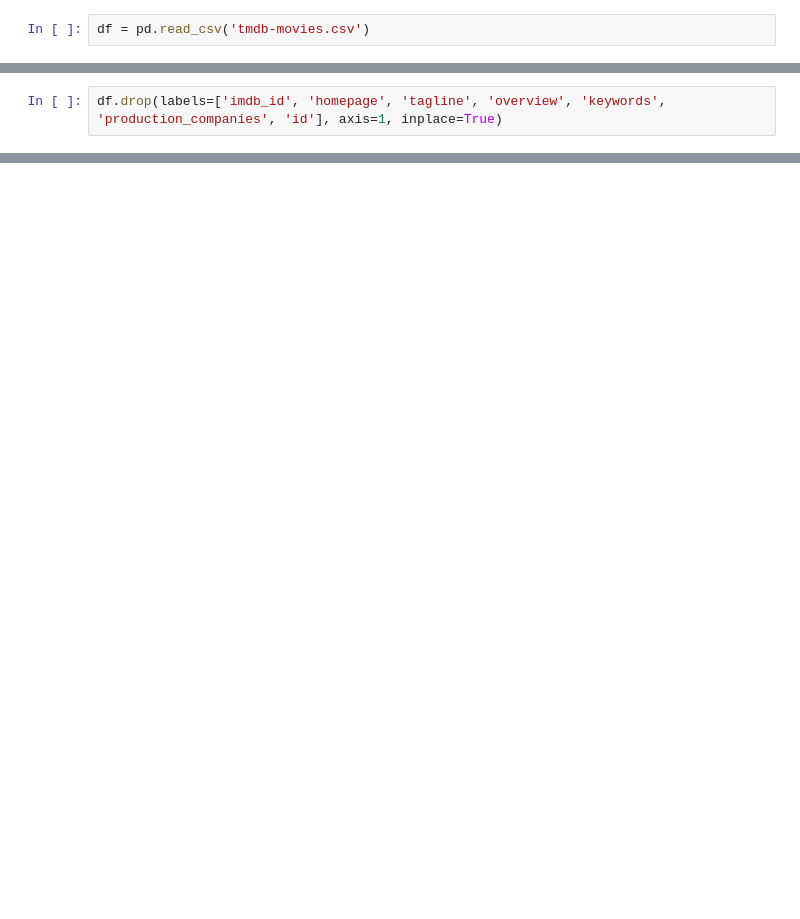
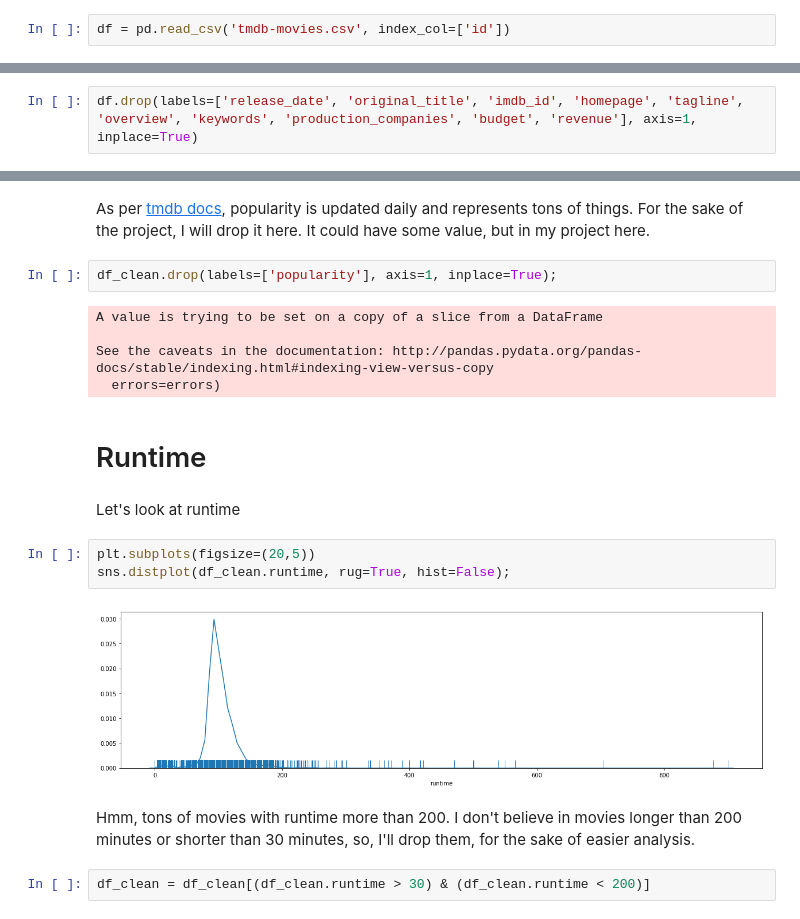
Before and after one commit to cenrak/udacity-dand, a Jupyter notebook: project2/project2.ipynb, the cells around one changed output, grey strips where cells are left out. Drawn from its saved outputs; the diff is of its cells as text; blank space fills up the shorter version.

Commit message:
project2 initial

```diff
--- a/project2/project2.ipynb
+++ b/project2/project2.ipynb
@@ -4,2 +10,2 @@ import pandas as pd
 # %%
-df = pd.read_csv('tmdb-movies.csv')
+df = pd.read_csv('tmdb-movies.csv', index_col=['id'])
@@ -60,2 +63,0 @@ Some of these columns are not needed, no need to waste any resource processing t
-# %%
-df.drop(labels=['imdb_id', 'homepage', 'tagline', 'overview', 'keywords', 'production_companies', 'id'], axis=1, inplace=True)
@@ -140,0 +78,2 @@ False
+# %%
+df.drop(labels=['release_date', 'original_title', 'imdb_id', 'homepage', 'tagline', 'overview', 'keywords', 'production_companies', 'budget', 'revenue'], axis=1, inplace=True)
@@ -140,0 +122,22 @@ False
+# %% [markdown]
+As per [tmdb docs](https://developers.themoviedb.org/3/getting-started/popularity), popularity is updated daily and represents tons of things. For the sake of the project, I will drop it here. It could have some value, but in my project here.
+# %%
+df_clean.drop(labels=['popularity'], axis=1, inplace=True);
+# %% [output]
+A value is trying to be set on a copy of a slice from a DataFrame
+
+See the caveats in the documentation: http://pandas.pydata.org/pandas-docs/stable/indexing.html#indexing-view-versus-copy
+  errors=errors)
+# %% [markdown]
+# Runtime
+# %% [markdown]
+Let's look at runtime
+# %%
+plt.subplots(figsize=(20,5))
+sns.distplot(df_clean.runtime, rug=True, hist=False);
+# %% [output]
+[figure, added]
+# %% [markdown]
+Hmm, tons of movies with runtime more than 200. I don't believe in movies longer than 200 minutes or shorter than 30 minutes, so, I'll drop them, for the sake of easier analysis.
+# %%
+df_clean = df_clean[(df_clean.runtime > 30) & (df_clean.runtime < 200)]
```
Also changed, not shown: parts of 69 cells of this notebook, 1 other file.
